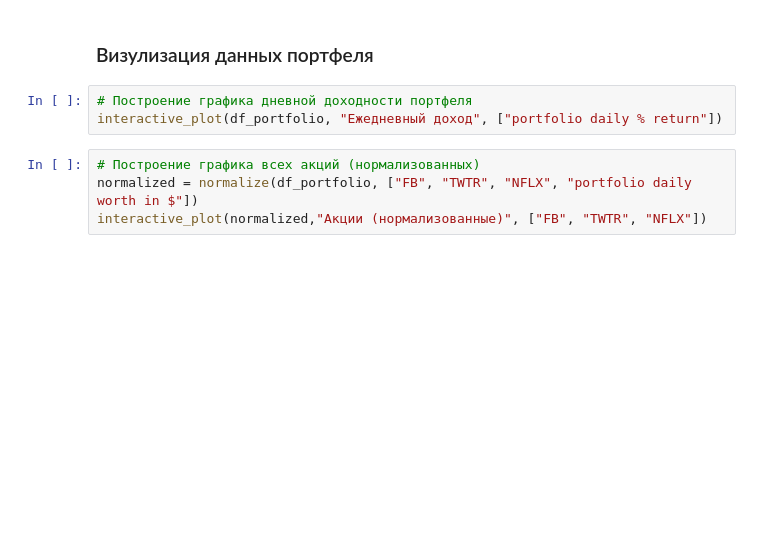
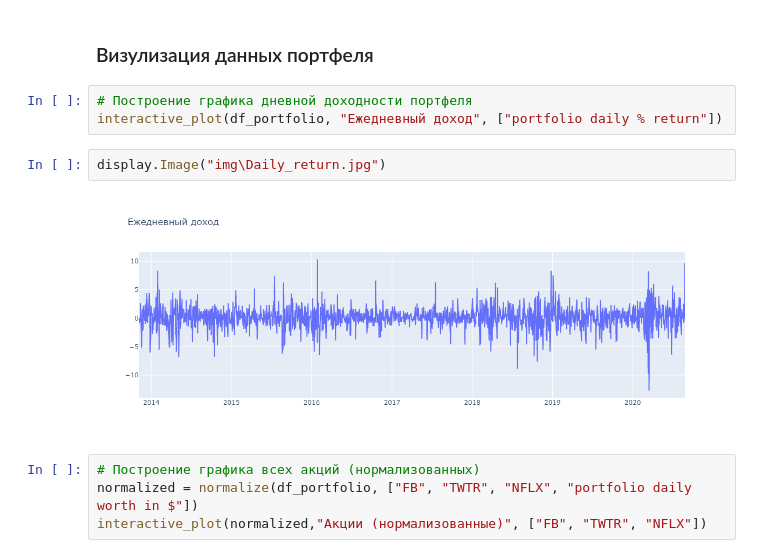
Before and after one commit to 01zhas/Portfolio_Analysis, a Jupyter notebook: Portfolio Analysis.ipynb, the cells around one changed output. Drawn from its saved outputs; the diff is of its cells as text; blank space fills up the shorter version.

```diff
--- a/Portfolio Analysis.ipynb
+++ b/Portfolio Analysis.ipynb
@@ -134,6 +138,10 @@ df_portfolio = portfolio_allocation(stocks_df, weights)
 # %%
 # Построение графика дневной доходности портфеля
 interactive_plot(df_portfolio, "Ежедневный доход", ["portfolio daily % return"])
+# %%
+display.Image("img\Daily_return.jpg")
+# %% [output]
+[figure, added]
 # %%
 # Построение графика всех акций (нормализованных)
 normalized = normalize(df_portfolio, ["FB", "TWTR", "NFLX", "portfolio daily worth in $"])
```
Also changed, not shown: parts of 5 cells of this notebook, 5 other files.
